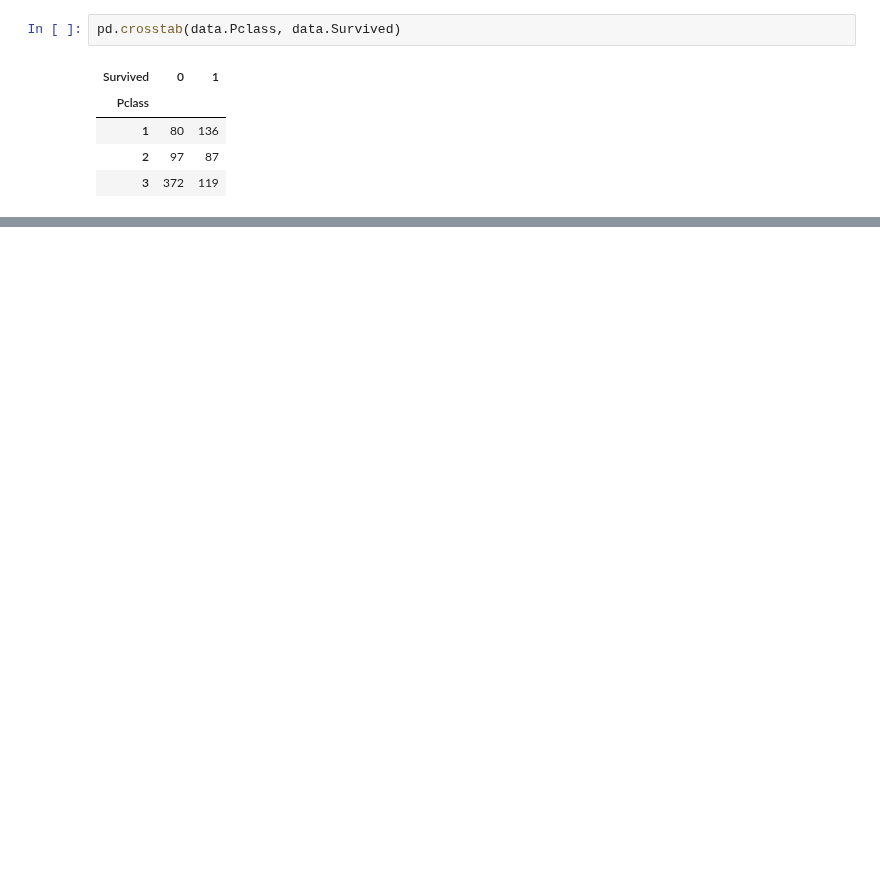
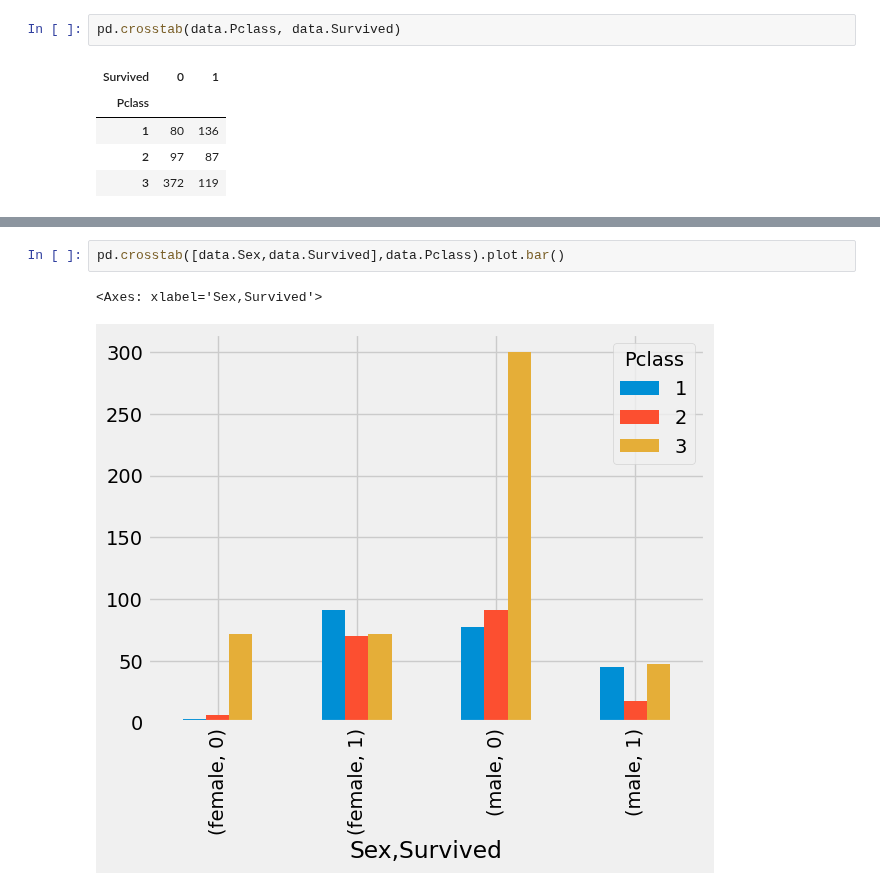
Before and after one commit to RaisulislamRimon/data-science-notes, a Jupyter notebook: module_9/module_9_class/class_2/1_exploratory_data_analysis.ipynb, the cells around one changed output, grey strips where cells are left out. Saved outputs shown, nothing was run; the diff lists cells and outputs as text; blank space fills up the shorter version.

```diff
--- a/module_9/module_9_class/class_2/1_exploratory_data_analysis.ipynb
+++ b/module_9/module_9_class/class_2/1_exploratory_data_analysis.ipynb
@@ -266,0 +364,5 @@ pd.crosstab(data.Pclass, data.Survived)
+# %%
+pd.crosstab([data.Sex,data.Survived],data.Pclass).plot.bar()
+# %% [output]
+<Axes: xlabel='Sex,Survived'>
+[figure, added]
```
Also changed, not shown: parts of 51 cells of this notebook.
